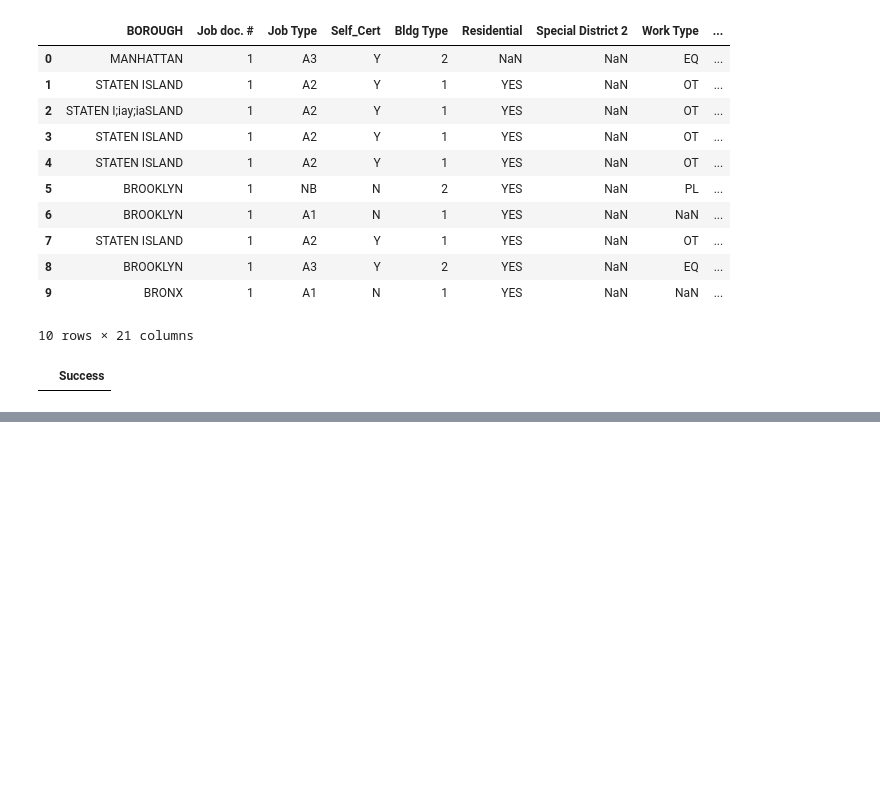
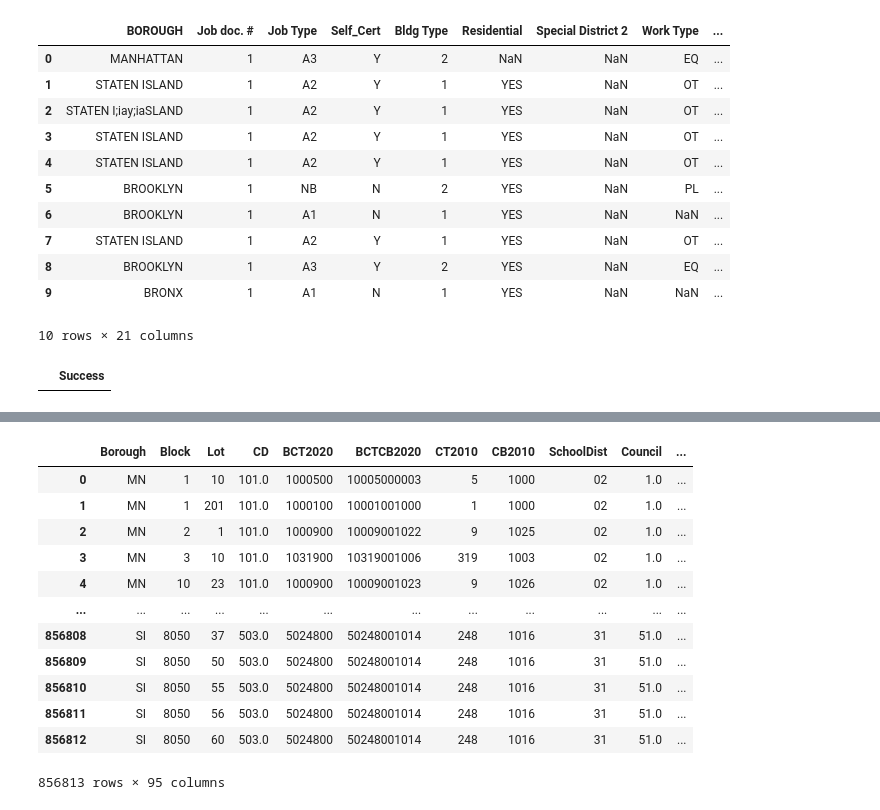
Before and after one commit to jaanli/new-york-real-estate, a Jupyter notebook: notebooks/nyc.gov_department_of_buildings_permit_issuance_data_processing.ipynb, the cells around one changed output, grey strips where cells are left out. Cells and saved outputs as stored; diff of their text form; code cells hidden in the pictures; blank space fills up the shorter version.

```diff
--- a/notebooks/nyc.gov_department_of_buildings_permit_issuance_data_processing.ipynb
+++ b/notebooks/nyc.gov_department_of_buildings_permit_issuance_data_processing.ipynb
@@ -585,0 +765,18 @@ COPY(
+# %%
+%%sql
+
+SELECT * FROM "/Users/me/data/nyc_mappluto_24v1_fgdb/MapPLUTO24v1_wgs84.parquet";
+# %% [output]
+|  | Borough | Block | Lot | CD | BCT2020 | BCTCB2020 | CT2010 | CB2010 | SchoolDist | Council | ... |
+| 0 | MN | 1 | 10 | 101.0 | 1000500 | 10005000003 | 5 | 1000 | 02 | 1.0 | ... |
+| 1 | MN | 1 | 201 | 101.0 | 1000100 | 10001001000 | 1 | 1000 | 02 | 1.0 | ... |
+| 2 | MN | 2 | 1 | 101.0 | 1000900 | 10009001022 | 9 | 1025 | 02 | 1.0 | ... |
+| 3 | MN | 3 | 10 | 101.0 | 1031900 | 10319001006 | 319 | 1003 | 02 | 1.0 | ... |
+| 4 | MN | 10 | 23 | 101.0 | 1000900 | 10009001023 | 9 | 1026 | 02 | 1.0 | ... |
+| ... | ... | ... | ... | ... | ... | ... | ... | ... | ... | ... | ... |
+| 856808 | SI | 8050 | 37 | 503.0 | 5024800 | 50248001014 | 248 | 1016 | 31 | 51.0 | ... |
+| 856809 | SI | 8050 | 50 | 503.0 | 5024800 | 50248001014 | 248 | 1016 | 31 | 51.0 | ... |
+| 856810 | SI | 8050 | 55 | 503.0 | 5024800 | 50248001014 | 248 | 1016 | 31 | 51.0 | ... |
+| 856811 | SI | 8050 | 56 | 503.0 | 5024800 | 50248001014 | 248 | 1016 | 31 | 51.0 | ... |
+| 856812 | SI | 8050 | 60 | 503.0 | 5024800 | 50248001014 | 248 | 1016 | 31 | 51.0 | ... |
+856813 rows × 95 columns
```
Also changed, not shown: parts of 8 cells of this notebook, 3 other files.
